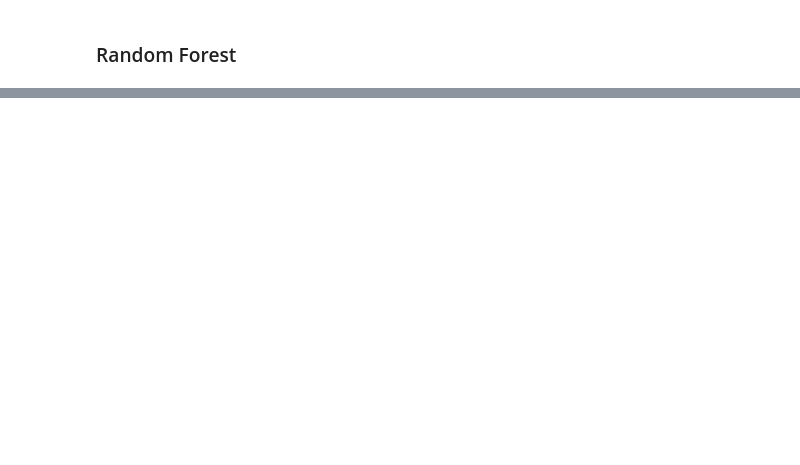
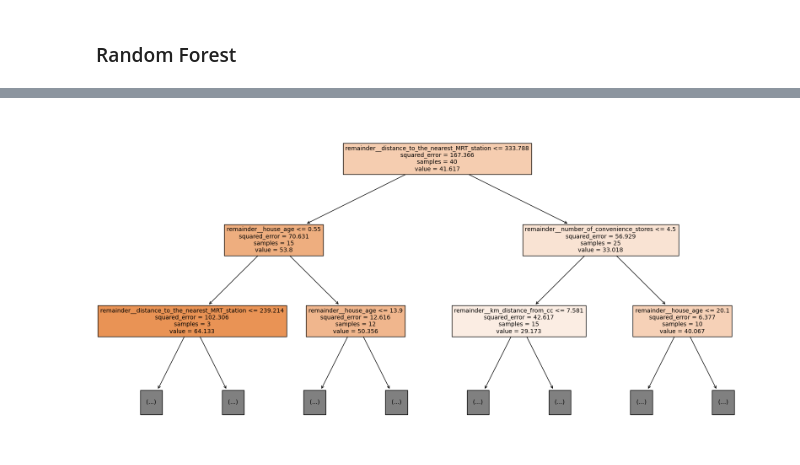
Before and after one commit to nxfern/DS2_Assignment1, a Jupyter notebook: DS2_Assignment1_NF.ipynb, the cells around one changed output, grey strips where cells are left out. Cells and saved outputs as stored; diff of their text form; code cells hidden in the pictures; blank space fills up the shorter version.

```diff
--- a/DS2_Assignment1_NF.ipynb
+++ b/DS2_Assignment1_NF.ipynb
@@ -372,0 +387,20 @@ rf_var_imp.style.format({'imp': lambda x: f'{x:,.1%}', 'cumulative_imp': lambda
+# %%
+# Importing required libraries
+from sklearn import tree
+import matplotlib.pyplot as plt
+
+# Look at single trees
+chosen_tree = pipe_rf["rf"].estimators_[0]
+
+plt.figure(figsize=(20,10))
+
+# Plot tree with adjusted settings
+tree.plot_tree(chosen_tree,
+               feature_names=pipe_rf[:-1].get_feature_names_out(),
+               max_depth=2, # Plotting only a depth of 2 splits
+               fontsize=10,  # Adjust font size of text in nodes
+               filled=True)  # Fill nodes with colors
+
+plt.show()
+# %% [output]
+[figure, added]
```
Also changed, not shown: parts of 22 cells of this notebook.
